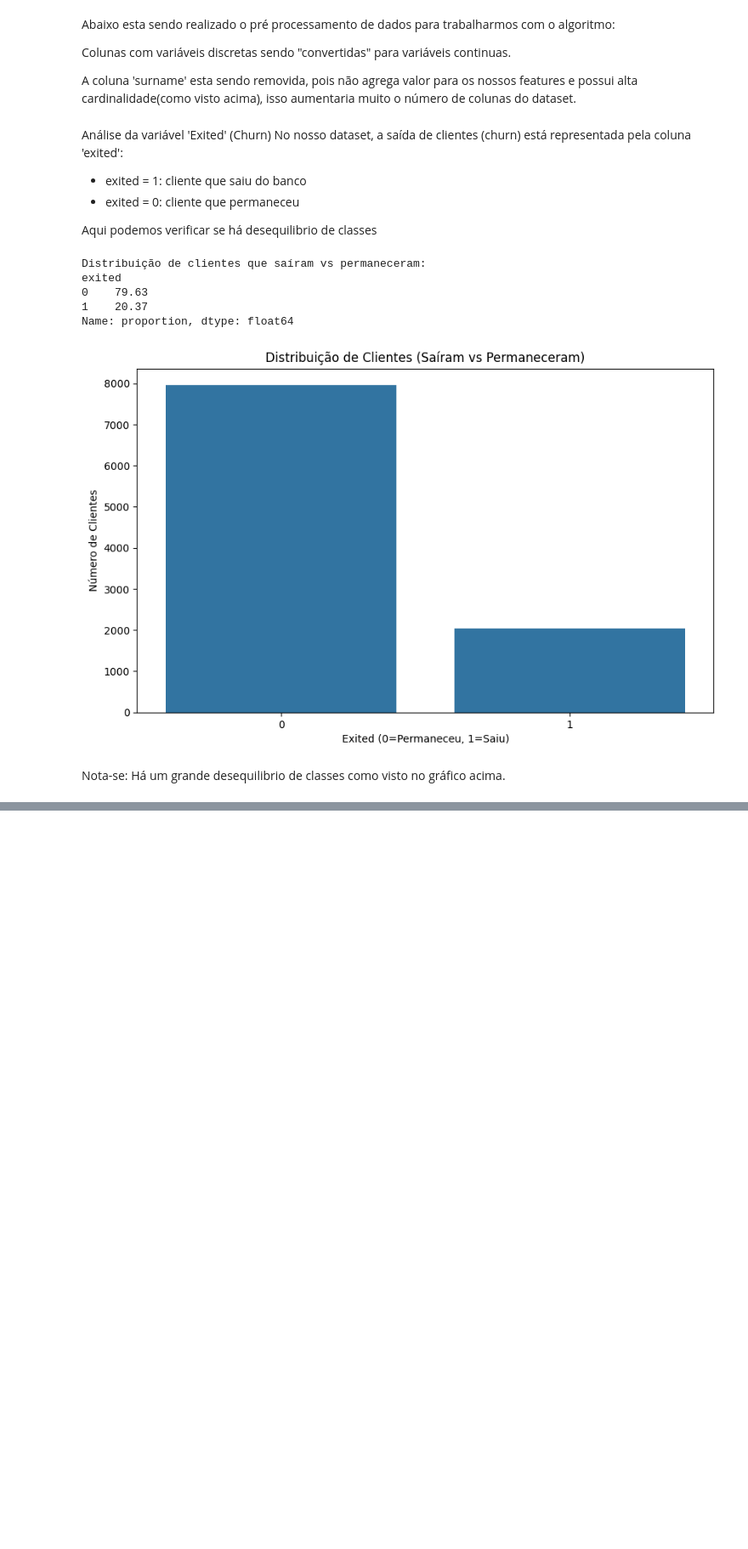
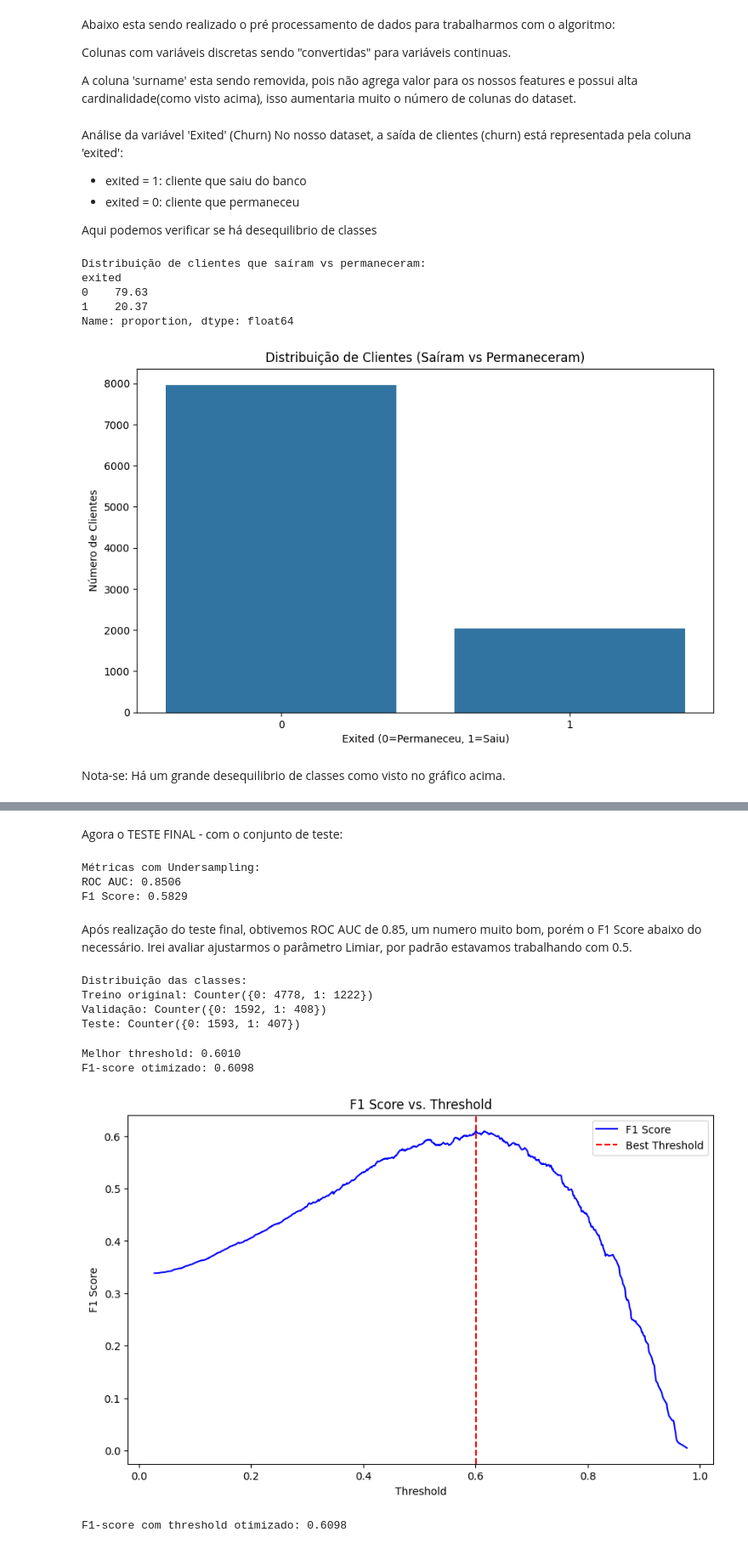
Before and after one commit to Angelaidt/Sprint-09-Beta-Bank, a Jupyter notebook: Untitled-1.ipynb, the cells around one changed output, grey strips where cells are left out. Shown: that part at 85% size. Saved outputs shown, nothing was run; the diff lists cells and outputs as text; code cells hidden in the pictures; blank space fills up the shorter version.

```diff
--- a/Untitled-1.ipynb
+++ b/Untitled-1.ipynb
@@ -75,0 +59,5 @@ print(data.head())
+# %%
+# renomeando colunas para facilitar o uso
+data.rename(columns={'rownumber':'row_number','customerid':'customer_id','creditscore':'credit_score','numofproducts': 'num_of_products',
+                     'hascrcard': 'has_cr_card','isactivemember':'is_active_member','estimatedsalary':'estimated_salary'}, inplace=True)
+print(data.columns)
@@ -236,0 +181,5 @@ Nesse caso, me parece que o grupo de ausentes mais se assemelha ao tenure 1-3 an
+# %%
+# considerando substituir os valores nulos de 'tenure' pela mediana do grupo com tenure maior que 1.
+tenure_gt_1 = data[data['tenure'] > 1]['tenure'].median()
+data['tenure'].fillna(tenure_gt_1, inplace=True)
+print(tenure_gt_1)
@@ -314,0 +512,15 @@ Nota-se: Há um grande desequilibrio de classes como visto no gráfico acima.
+# %% [markdown]
+Agora o TESTE FINAL - com o conjunto de teste:
+# %%
+# Treinar e avaliar modelo com undersampling
+model_rus = RandomForestClassifier(n_estimators=1000, max_depth=None, random_state=12345)
+model_rus.fit(features_train_rus, target_train_rus)
+predictions_rus = model_rus.predict(features_test)
+predicted_probabilities_rus = model_rus.predict_proba(features_test)[:, 1]
+print("\nMétricas com Undersampling:")
+print(f"ROC AUC: {roc_auc_score(target_test, predicted_probabilities_rus):.4f}")
+print(f"F1 Score: {f1_score(target_test, predictions_rus, average='binary'):.4f}")
+# %% [output]
+Métricas com Undersampling:
+ROC AUC: 0.8506
+F1 Score: 0.5829
@@ -314,0 +529,46 @@ Nota-se: Há um grande desequilibrio de classes como visto no gráfico acima.
+# %% [markdown]
+Após realização do teste final, obtivemos ROC AUC de 0.85, um numero muito bom, porém o F1 Score abaixo do necessário. Irei avaliar ajustarmos o parâmetro Limiar, por padrão estavamos trabalhando com 0.5.
+# %%
+print("Distribuição das classes:")
+print(f"Treino original: {Counter(target_train)}")
+print(f"Validação: {Counter(target_valid)}")
+print(f"Teste: {Counter(target_test)}")
+# %% [output]
+Distribuição das classes:
+Treino original: Counter({0: 4778, 1: 1222})
+Validação: Counter({0: 1592, 1: 408})
+Teste: Counter({0: 1593, 1: 407})
+# %%
+# Calcular curva precision-recall para encontrar melhor threshold
+precision, recall, thresholds = precision_recall_curve(target_test, predicted_probabilities_rus)
+f1_scores = 2 * (precision * recall) / (precision + recall)
+
+# Encontrar threshold que maximiza F1
+best_threshold_idx = np.argmax(f1_scores)
+best_threshold = thresholds[best_threshold_idx]
+best_f1 = f1_scores[best_threshold_idx]
+
+print(f"Melhor threshold: {best_threshold:.4f}")
+print(f"F1-score otimizado: {best_f1:.4f}")
+
+# Visualizar a curva precision-recall
+plt.figure(figsize=(10,6))
+plt.plot(thresholds, f1_scores[:-1], label='F1 Score', color='blue')
+plt.axvline(x=best_threshold, color='red', linestyle='--', label='Best Threshold')
+plt.title('F1 Score vs. Threshold')
+plt.xlabel('Threshold')
+plt.ylabel('F1 Score')
+plt.legend()
+plt.show()
+
+
+
+# Aplicar o threshold otimizado para as metricas f1 score
+predictions_optimized = (predicted_probabilities_rus >= best_threshold).astype(int)
+f1_optimized = f1_score(target_test, predictions_optimized) # analisando com conjunto de teste
+print(f"F1-score com threshold otimizado: {f1_optimized:.4f}")
+# %% [output]
+Melhor threshold: 0.6010
+F1-score otimizado: 0.6098
+[figure, added]
+F1-score com threshold otimizado: 0.6098
```
Also changed, not shown: parts of 39 cells of this notebook, 1 other file.
